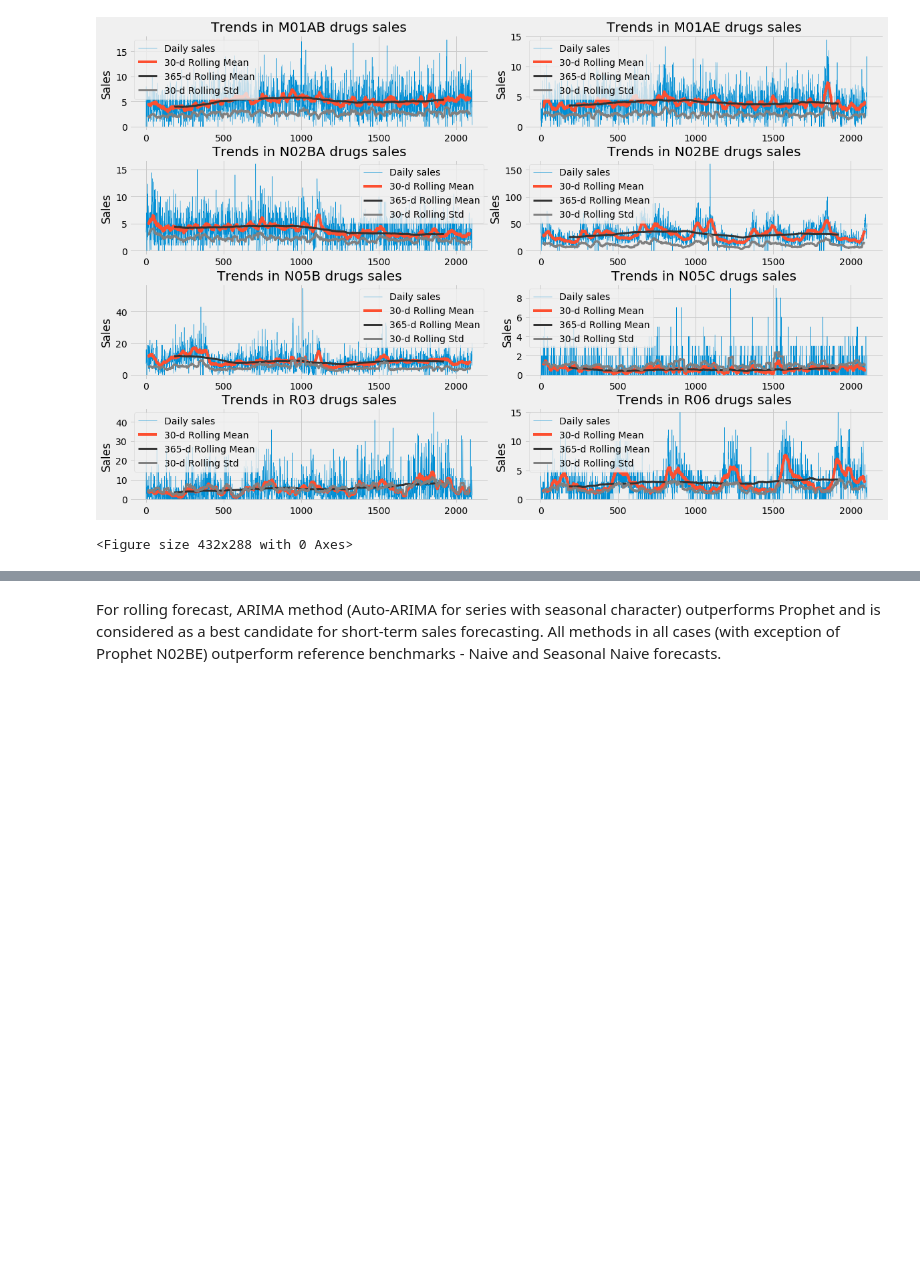
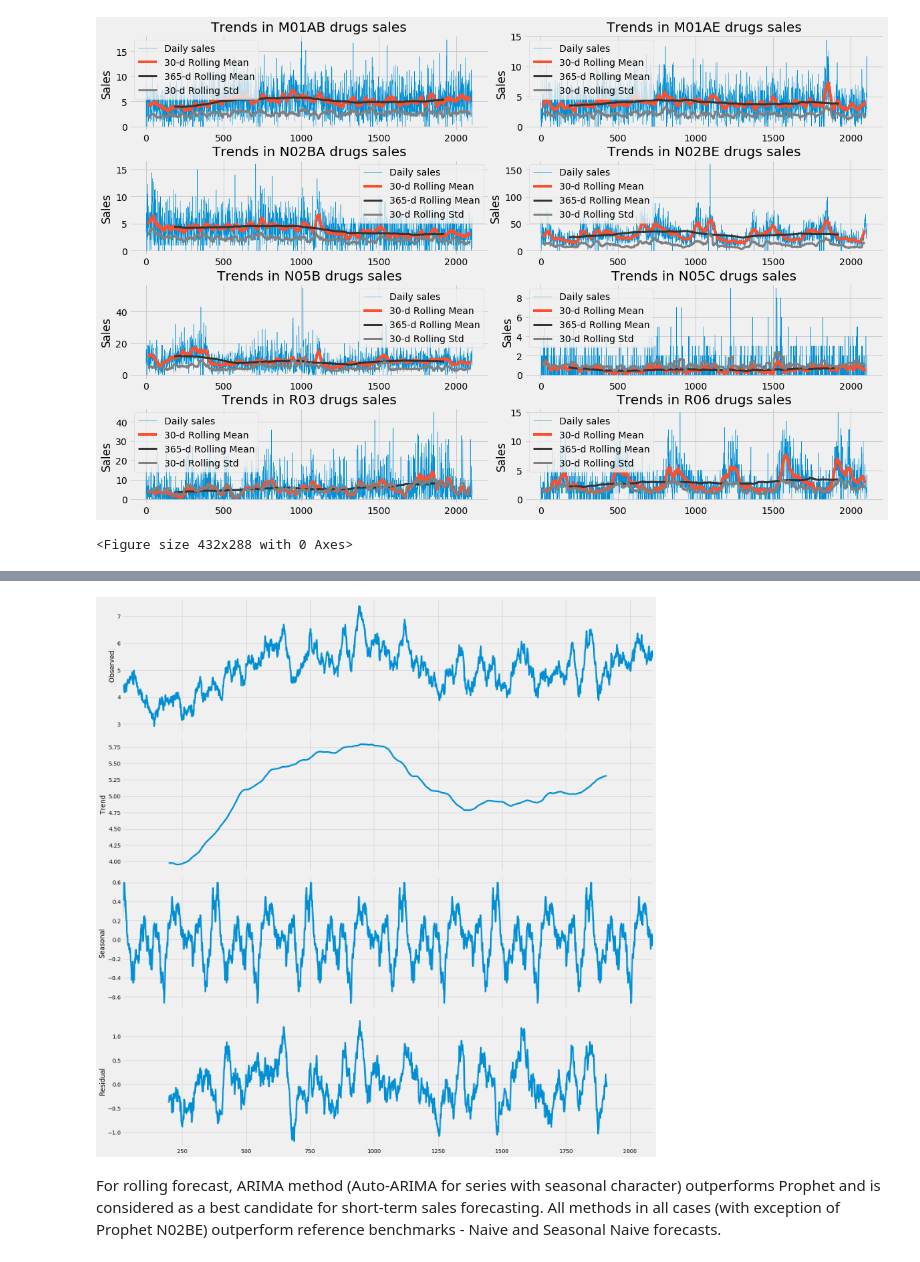
Before and after one commit to jhenvi/Pharma-sales-data, a Jupyter notebook: sales analysis.ipynb, the cells around one changed output, grey strips where cells are left out. Saved outputs shown, nothing was run; the diff lists cells and outputs as text; code cells hidden in the pictures; blank space fills up the shorter version.

```diff
--- a/sales analysis.ipynb
+++ b/sales analysis.ipynb
@@ -140,3 +157,16 @@ plt.savefig('graphs/seasonalityTrend.png')
+# %%
+#The volume of this uptake implies the predictability of the time series - higher the residuals, lower the predictability.
+#To some extent, the proportion of the residuals when comparing with trend and seasonality can be also illustrated
+#by the rolling means and standard deviation plots above.
+
+from statsmodels.tsa.seasonal import seasonal_decompose
+
+result = seasonal_decompose(dailydf['M01AB'].rolling(30, center=True).mean().dropna(), freq=365, filt=None)
+plt.rcParams["figure.figsize"] = (20,20)
+result.plot()
+plt.show()
+# %% [output]
+[figure, added]
 # %%
 Stationarity analysis
 # %%
```
Also changed, not shown: parts of 6 cells of this notebook.
